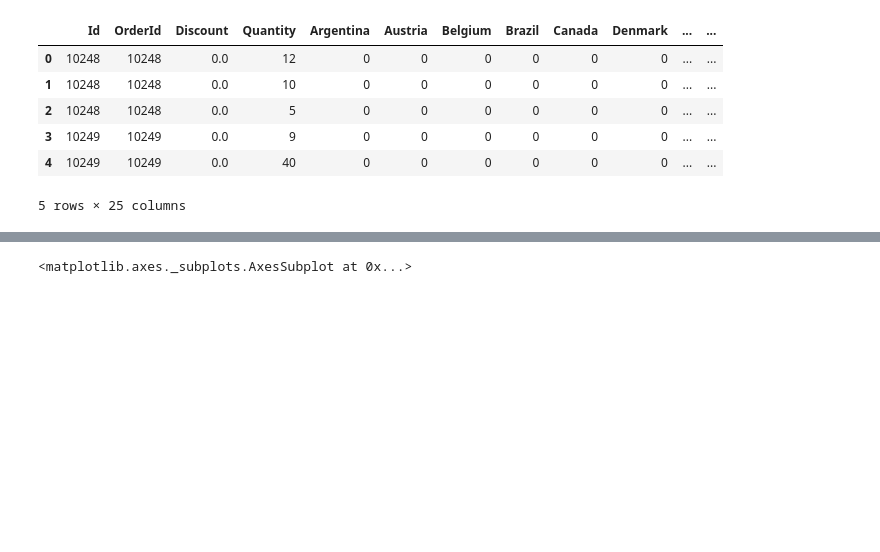
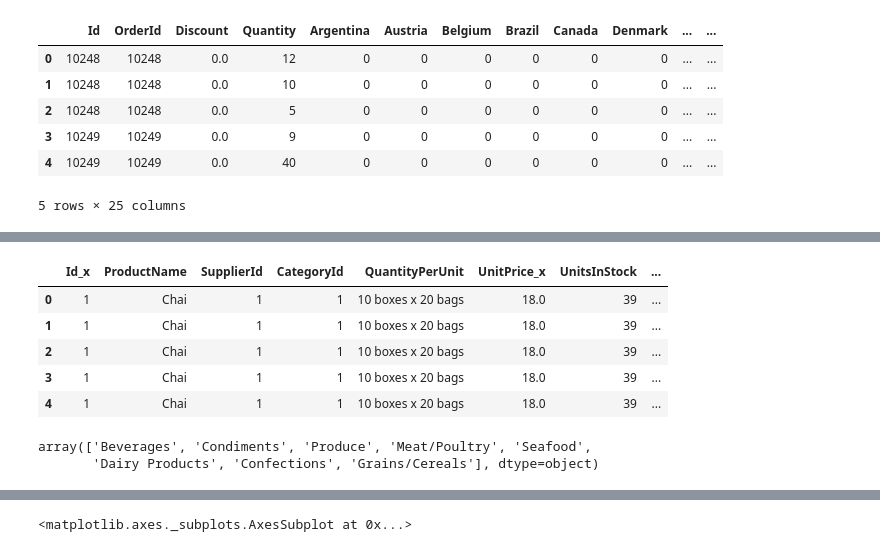
Before and after one commit to matthewsparr/Northwind-Database-Hypothesis-Testing, a Jupyter notebook: project.ipynb, the cells around one changed output, grey strips where cells are left out. Drawn from its saved outputs; the diff is of its cells as text; code cells hidden in the pictures; blank space fills up the shorter version.

```diff
--- a/project.ipynb
+++ b/project.ipynb
@@ -242,0 +358,21 @@ strong multicollinearity problems or that the design matrix is singular.
+# %%
+prod_ord_details_cat = pd.merge(prod_ord_details,
+                  categories,
+                  left_on='CategoryId',
+                  right_on='Id',
+                  how='left')
+prod_ord_details_cat.head()
+# %% [output]
+|  | Id_x | ProductName | SupplierId | CategoryId | QuantityPerUnit | UnitPrice_x | UnitsInStock | ... |
+| 0 | 1 | Chai | 1 | 1 | 10 boxes x 20 bags | 18.0 | 39 | ... |
+| 1 | 1 | Chai | 1 | 1 | 10 boxes x 20 bags | 18.0 | 39 | ... |
+| 2 | 1 | Chai | 1 | 1 | 10 boxes x 20 bags | 18.0 | 39 | ... |
+| 3 | 1 | Chai | 1 | 1 | 10 boxes x 20 bags | 18.0 | 39 | ... |
+| 4 | 1 | Chai | 1 | 1 | 10 boxes x 20 bags | 18.0 | 39 | ... |
+# %%
+df_cat_disc = prod_ord_details_cat.filter(['Quantity', 'Discount','CategoryName'], axis=1)
+df_cat_disc = prod_ord_details_cat.join(pd.get_dummies(df_cat_disc.CategoryName))
+df_cat_disc.CategoryName.unique()
+# %% [output]
+array(['Beverages', 'Condiments', 'Produce', 'Meat/Poultry', 'Seafood',
+       'Dairy Products', 'Confections', 'Grains/Cereals'], dtype=object)
```
Also changed, not shown: parts of 32 cells of this notebook, 1 other file.
